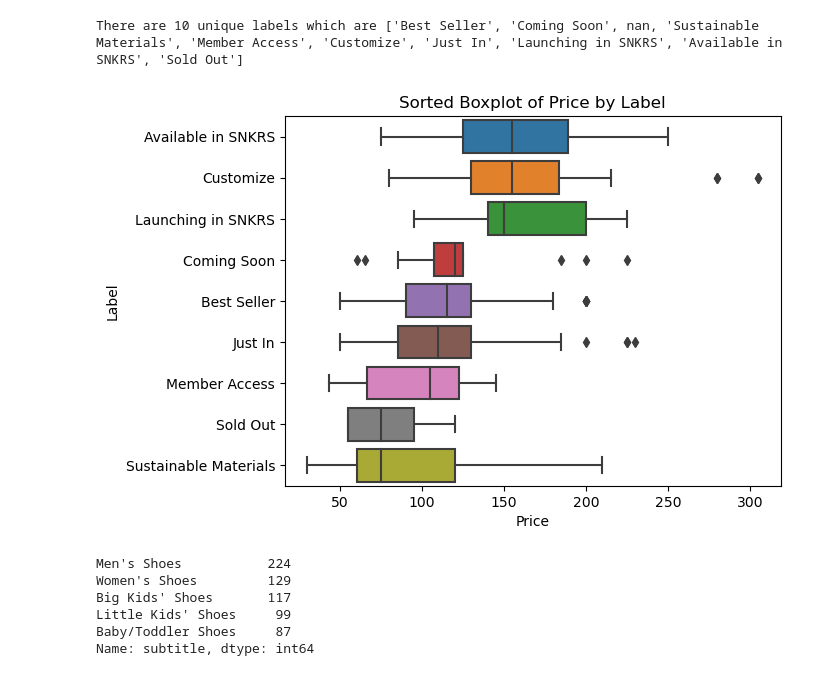
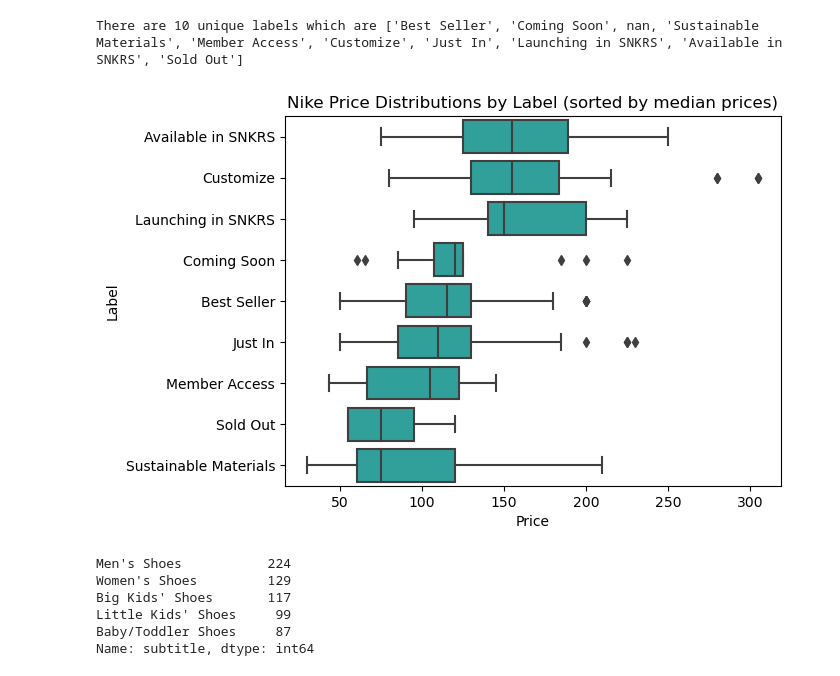
Before and after one commit to jasonkyungkim/nike_adidas_shoes, a Jupyter notebook: nike_eda.ipynb, the cells around one changed output. Cells and saved outputs as stored; diff of their text form; code cells hidden in the pictures.

Commit message:
preprocessed stubtitle -> category & purpose; added titles to plots

```diff
--- a/nike_eda.ipynb
+++ b/nike_eda.ipynb
@@ -79,0 +131,39 @@ And, the first few rows of our data:
+# %%
+nike['purpose'] = nike['subtitle']
+nike = nike.replace({'purpose' : {".*Easy On/Off.*": "Lifestyle",
+                                   ".*Custom.*" : "Custom",
+                                   ".*Cleats.*": "Soccer",
+                                   ".*style.*" : "Lifestyle",
+                                   ".*Running.*" : "Running",
+                                   ".*Basketball.*" : "Basketball",
+                                   ".*Baseball.*" : "Baseball",
+                                   ".*Indoor Court.*": "Training",
+                                   ".*Endurance Class.*": "Training",
+                                   ".*Volleyball.*" : "Volleyball",
+                                   ".*HIIT.*" : "Training",
+                                   ".*Skate.*" : "Skate",
+                                   ".*Football.*" : "Football",
+                                   ".*Boot.*" : "Boot",
+                                   ".*Duckboot.*": "Boot",
+                                   ".*Cycling.*" : "Cycling",
+                                   ".*Sandal.*" : "Sandal",
+                                   ".*Slide.*" : "Sandal",
+                                   ".*Slip$" : "Sandal",
+                                   ".*Slipper.*": "Sandal",
+                                   ".*Mule.*": "Sandal",
+                                   ".*Softball.*" : "Softball",
+                                   ".*Golf.*" : "Golf",
+                                   ".*Soccer.*" : "Soccer",
+                                   ".*Tennis.*" : "Tennis",
+                                   ".*Training.*" : "Training",
+                                   ".*Weightlifting.*": "Weightlifting",
+                                   ".*Racing.*" : "Racing",
+                                   ".*Track.*" : "Track",
+                                   ".*One Star.*": "Lifestyle"
+                                  }}, regex = True)
+nike = nike.replace({'purpose' : {"Shoe[s]{0,1}": "Lifestyle",
+                                  "Women's Shoe[s]{0,1}": "Lifestyle",
+                                  "Men's Shoe[s]{0,1}": "Lifestyle",
+                                  ".*Kids' Shoe[s]{0,1}": "Lifestyle"
+                                  }}, regex = True)
+nike.loc[nike['purpose'].str.contains("Lifestyle", na = False, case = True), 'purpose'] = "Lifestyle"
@@ -128,14 +238,15 @@ There are 10 unique labels which are ['Best Seller', 'Coming Soon', nan, 'Sustai
 # %%
 labels_sorted = nike.groupby('label').price.median().sort_values(ascending=False)
 
 # order box plot by median
-sns.boxplot(data=nike, y='label', x='price', order=labels_sorted.index)
+sns.boxplot(data = nike, y = 'label', x = 'price',
+            color = 'lightseagreen', order = labels_sorted.index)
 plt.xlabel('Price')
 plt.ylabel('Label')
-plt.title('Sorted Boxplot of Price by Label')
+plt.title('Nike Price Distributions by Label (sorted by median prices)')
 plt.show()
 # %% [output]
-[figure, old version]
+[figure, new version]
 # %%
 top_subtitles = nike.subtitle.value_counts().head()
 top_subtitles
```
Also changed, not shown: parts of 17 cells of this notebook, 1 other file.
